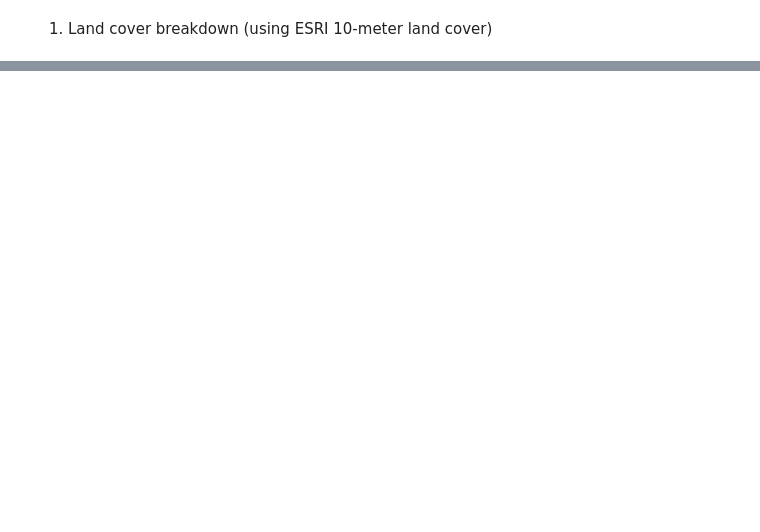
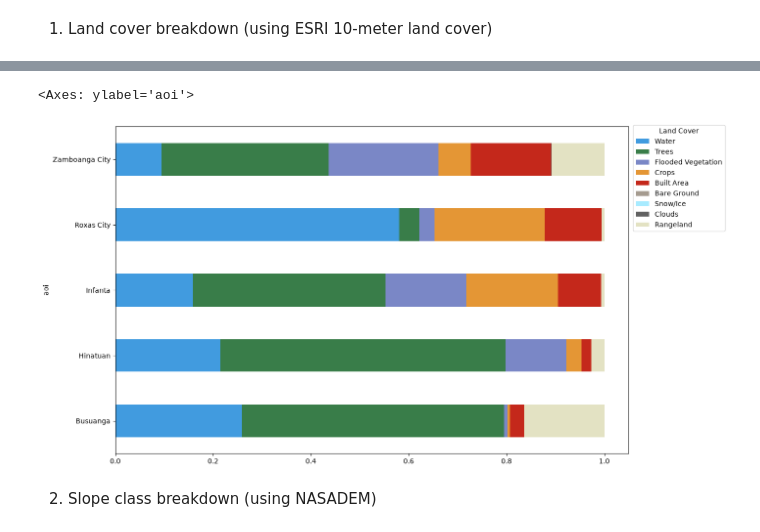
Before and after one commit to jeromemaiquez/gms-ir-mangrove-seagrass-surigao, a Jupyter notebook: notebooks/aoi_characteristics.ipynb, the cells around one changed output, grey strips where cells are left out. Saved outputs shown, nothing was run; the diff lists cells and outputs as text; code cells hidden in the pictures; blank space fills up the shorter version.

```diff
--- a/notebooks/aoi_characteristics.ipynb
+++ b/notebooks/aoi_characteristics.ipynb
@@ -328,0 +332,40 @@ Exception: RasterioIOError('HTTP response code: 409')
+# %%
+LAND_COVER_COLORS = {
+    1: '#419bdf',
+    2: '#397d49',
+    4: '#7a87c6',
+    5: '#e49635',
+    7: '#c4281b',
+    8: '#a59b8f',
+    9: '#a8ebff',
+    10: '#616161',
+    11: '#e3e2c3'
+}
+# %%
+lulc_coll_id = 'io-lulc-annual-v02'
+lulc_asset_key = 'data'
+lulc_year = 2021
+
+results = {}
+
+for _, row in gdf_aoi.iterrows():
+    geom = make_valid(row['geometry'], method='structure')
+
+    print(f'Processing {row['aoi']}', end='... ')
+
+    # results[row['aoi']] = lulc_histogram(geom, catalog, collection_id)
+    results[row['aoi']] = categorical_counts(
+        load_clipped(
+            geom=geom,
+            catalog=catalog_pc,
+            collection_id=lulc_coll_id,
+            asset_key=lulc_asset_key,
+            year=lulc_year
+        ),
+        list(LAND_COVER_CATEGORIES.keys())
+    )
+
+    print('Done!')
+
+df_lulc = pd.DataFrame(results).T.reset_index(names=['aoi'])
+df_lulc
@@ -328,0 +396,3 @@ Exception: RasterioIOError('HTTP response code: 409')
+# %%
+df_lulc_plot = get_percent_share(df_lulc, LAND_COVER_CATEGORIES.keys())
+df_lulc_plot
@@ -328,0 +407,7 @@ Exception: RasterioIOError('HTTP response code: 409')
+# %%
+plot_percent_share(df_lulc_plot, LAND_COVER_CATEGORIES.values(), 'Land Cover', colors=LAND_COVER_COLORS)
+# %% [output]
+<Axes: ylabel='aoi'>
+[figure, added]
+# %% [markdown]
+2. Slope class breakdown (using NASADEM)
```
Also changed, not shown: parts of 44 cells of this notebook, 4 other files.
